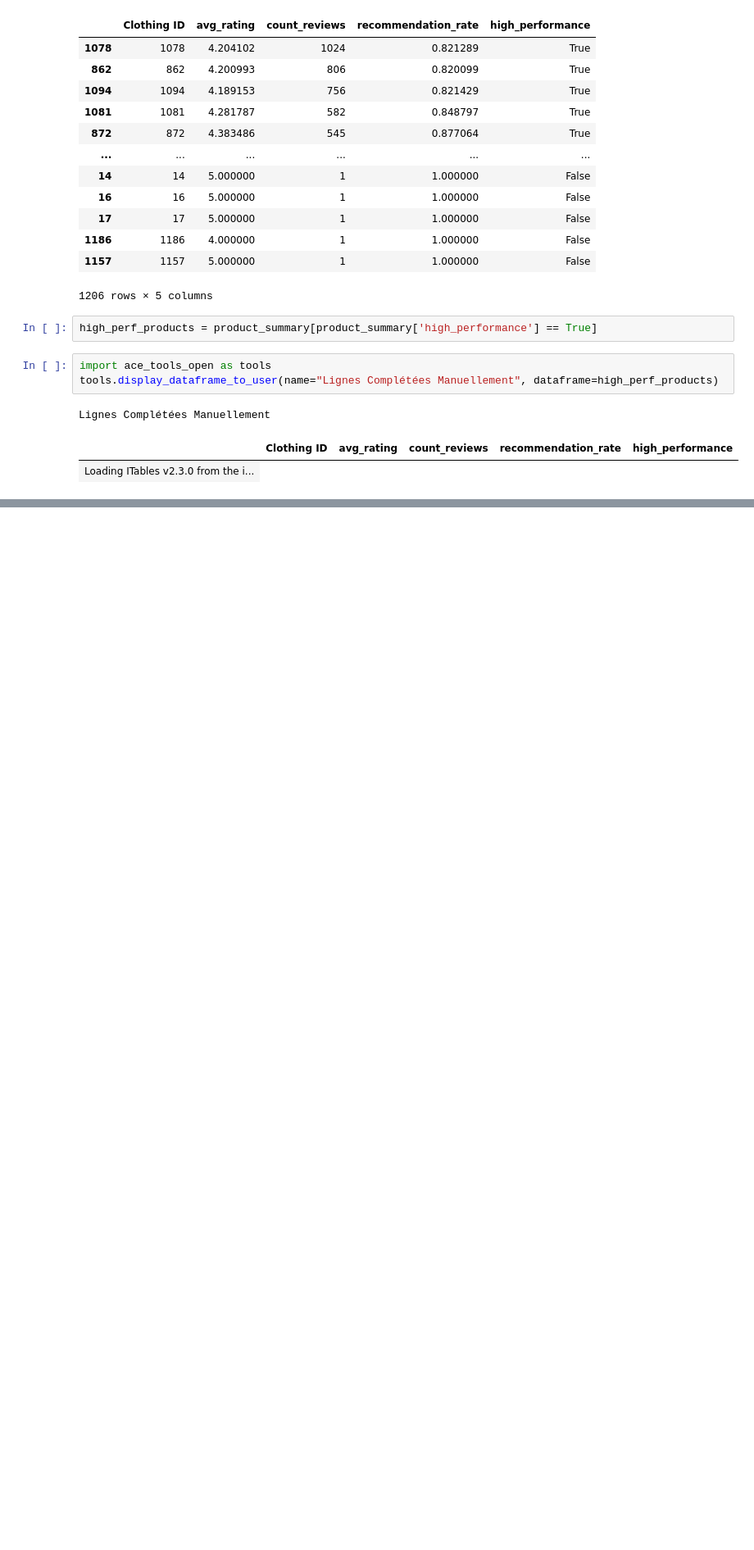
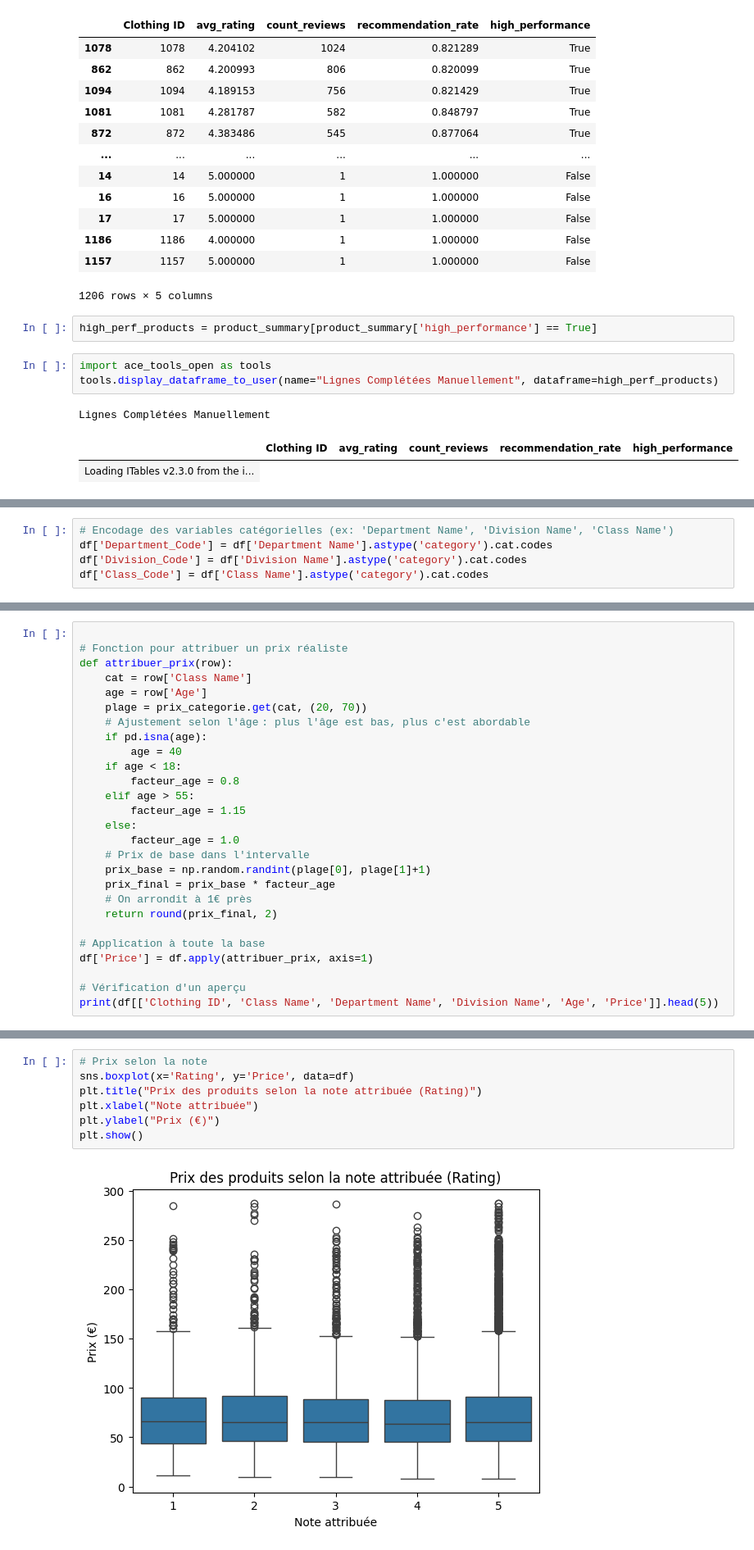
Before and after one commit to stephene369/MentorBiProject-2, a Jupyter notebook: main.ipynb, the cells around one changed output, grey strips where cells are left out. Shown at 82% size. Cells and saved outputs as stored; diff of their text form; blank space fills up the shorter version.

```diff
--- a/main.ipynb
+++ b/main.ipynb
@@ -366,0 +362,5 @@ Lignes Complétées Manuellement
+# %%
+# Encodage des variables catégorielles (ex: 'Department Name', 'Division Name', 'Class Name')
+df['Department_Code'] = df['Department Name'].astype('category').cat.codes
+df['Division_Code'] = df['Division Name'].astype('category').cat.codes
+df['Class_Code'] = df['Class Name'].astype('category').cat.codes
@@ -366,0 +489,27 @@ Lignes Complétées Manuellement
+# %%
+
+# Fonction pour attribuer un prix réaliste
+def attribuer_prix(row):
+    cat = row['Class Name']
+    age = row['Age']
+    plage = prix_categorie.get(cat, (20, 70))
+    # Ajustement selon l'âge : plus l'âge est bas, plus c'est abordable
+    if pd.isna(age):
+        age = 40
+    if age < 18:
+        facteur_age = 0.8
+    elif age > 55:
+        facteur_age = 1.15
+    else:
+        facteur_age = 1.0
+    # Prix de base dans l'intervalle
+    prix_base = np.random.randint(plage[0], plage[1]+1)
+    prix_final = prix_base * facteur_age
+    # On arrondit à 1€ près
+    return round(prix_final, 2)
+
+# Application à toute la base
+df['Price'] = df.apply(attribuer_prix, axis=1)
+
+# Vérification d'un aperçu
+print(df[['Clothing ID', 'Class Name', 'Department Name', 'Division Name', 'Age', 'Price']].head(5))
@@ -366,0 +523,9 @@ Lignes Complétées Manuellement
+# %%
+# Prix selon la note
+sns.boxplot(x='Rating', y='Price', data=df)
+plt.title("Prix des produits selon la note attribuée (Rating)")
+plt.xlabel("Note attribuée")
+plt.ylabel("Prix (€)")
+plt.show()
+# %% [output]
+[figure, added]
```
Also changed, not shown: parts of 52 cells of this notebook, 2 other files.
